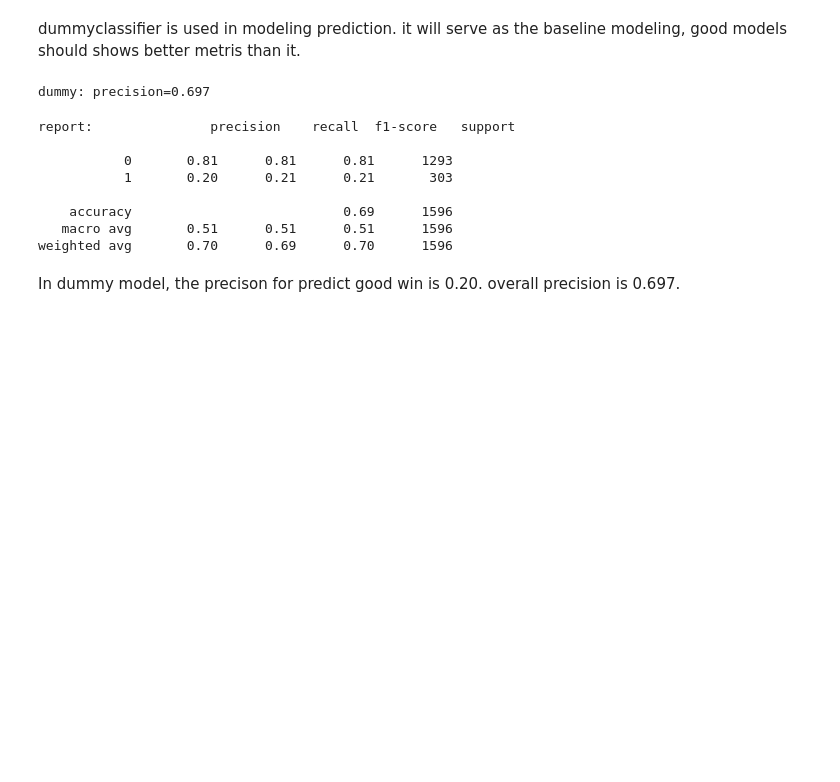
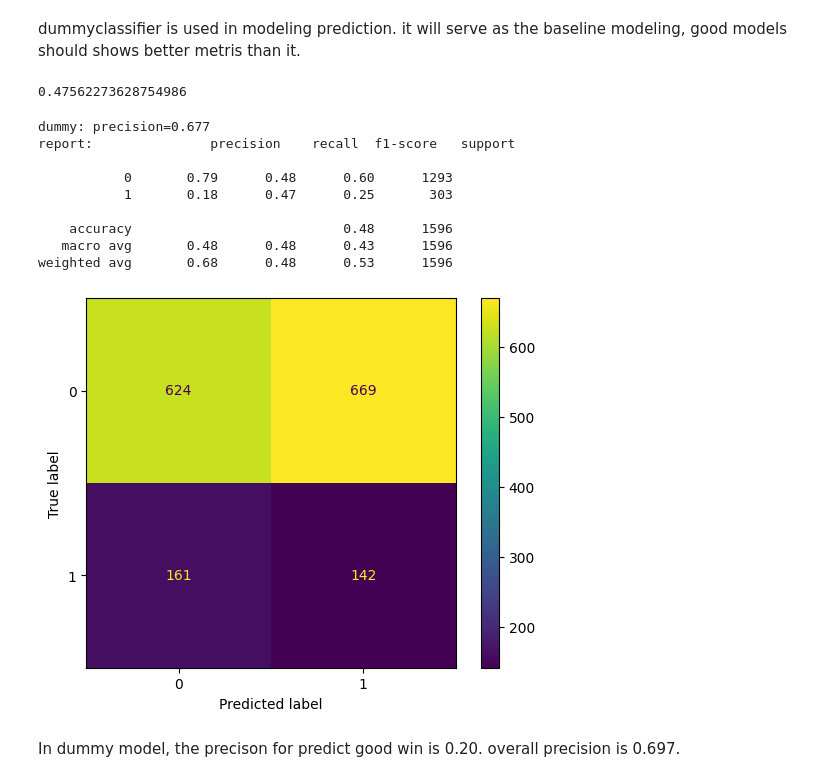
Before and after one commit to Gardenialover/Capstone_Two_Project, a Jupyter notebook: notebooks/modeling.ipynb, the cells around one changed output. Drawn from its saved outputs; the diff is of its cells as text; code cells hidden in the pictures; blank space fills up the shorter version.

```diff
--- a/notebooks/modeling.ipynb
+++ b/notebooks/modeling.ipynb
@@ -65,24 +80,30 @@ dummy = DummyClassifier(strategy ="stratified",random_state = 123)
 dummy.fit(X_train.values,y_train.values.ravel())
 y_pred = dummy.predict(X_test.values)
 y_pred_probs = dummy.predict_proba(X_test.values) [:,1]
+roc_auc_score_dummy = roc_auc_score(y_test, y_pred_probs)
+print(roc_auc_score_dummy)
+# %% [output]
+0.47562273628754986
 # %%
 pc_dummy = precision_score(y_test, y_pred,average='weighted')
+precision_score_list.append(pc_dummy)
 report_dummy = classification_report(y_test, y_pred)
 cm_dummy = confusion_matrix(y_test, y_pred)
 print('dummy: precision=%.3f' % (pc_dummy))
+print("report:", report_dummy,"\n")
+ConfusionMatrixDisplay(confusion_matrix=cm_dummy,display_labels=dummy.classes_).plot()
+plt.show()
 # %% [output]
-dummy: precision=0.697
+dummy: precision=0.677
+report:               precision    recall  f1-score   support
+
+           0       0.79      0.48      0.60      1293
+           1       0.18      0.47      0.25       303
+
+    accuracy                           0.48      1596
+   macro avg       0.48      0.48      0.43      1596
+weighted avg       0.68      0.48      0.53      1596
+[figure, added]
-# %%
-print("report:", report_dummy,"\n")
-# %% [output]
-report:               precision    recall  f1-score   support
-
-           0       0.81      0.81      0.81      1293
-           1       0.20      0.21      0.21       303
-
-    accuracy                           0.69      1596
-   macro avg       0.51      0.51      0.51      1596
-weighted avg       0.70      0.69      0.70      1596
 # %% [markdown]
 In dummy model, the precison for predict good win is 0.20. overall precision is 0.697.
 # %% [markdown]
```
Also changed, not shown: parts of 72 cells of this notebook, 4 other files.
